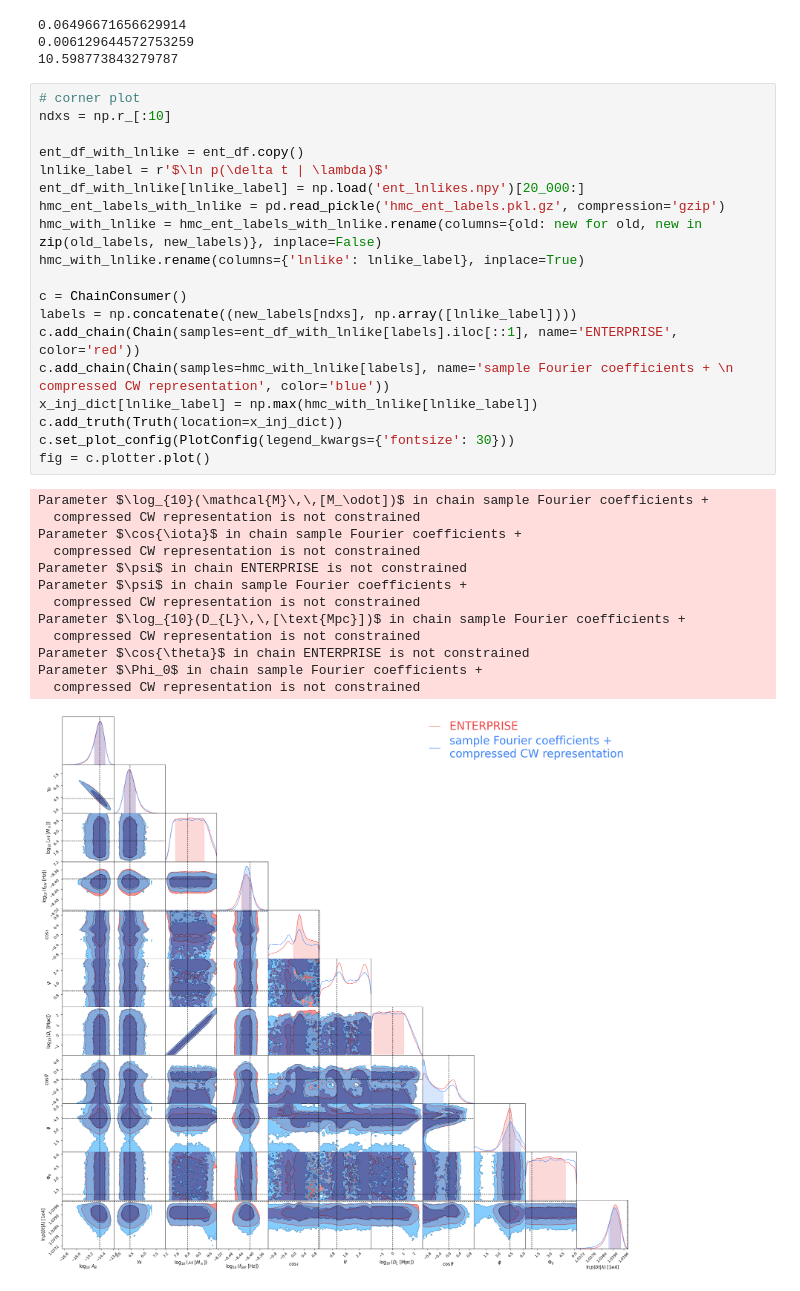
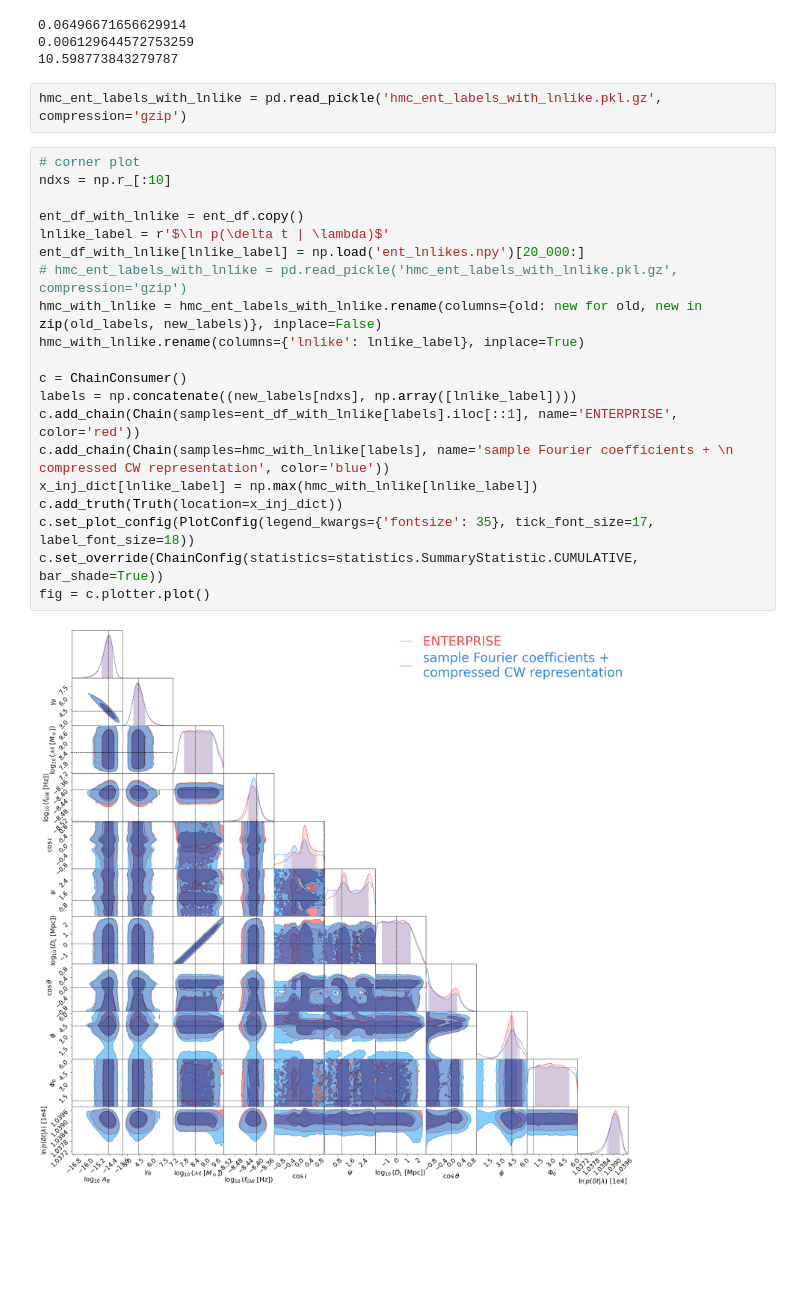
Before and after one commit to aiden-g12321/PTA_joint, a Jupyter notebook: enterprise/gwb_cw_compare.ipynb, the cells around one changed output. Cells and saved outputs as stored; diff of their text form; blank space fills up the shorter version.

Commit message:
"updated plots"

```diff
--- a/enterprise/gwb_cw_compare.ipynb
+++ b/enterprise/gwb_cw_compare.ipynb
@@ -642,36 +643,27 @@ print(speedup_ratio)
 0.06496671656629914
 0.006129644572753259
 10.598773843279787
+# %%
+hmc_ent_labels_with_lnlike = pd.read_pickle('hmc_ent_labels_with_lnlike.pkl.gz', compression='gzip')
 # %%
 # corner plot
 ndxs = np.r_[:10]
 
 ent_df_with_lnlike = ent_df.copy()
 lnlike_label = r'$\ln p(\delta t | \lambda)$'
 ent_df_with_lnlike[lnlike_label] = np.load('ent_lnlikes.npy')[20_000:]
-hmc_ent_labels_with_lnlike = pd.read_pickle('hmc_ent_labels.pkl.gz', compression='gzip')
+# hmc_ent_labels_with_lnlike = pd.read_pickle('hmc_ent_labels_with_lnlike.pkl.gz', compression='gzip')
 hmc_with_lnlike = hmc_ent_labels_with_lnlike.rename(columns={old: new for old, new in zip(old_labels, new_labels)}, inplace=False)
 hmc_with_lnlike.rename(columns={'lnlike': lnlike_label}, inplace=True)
 
 c = ChainConsumer()
 labels = np.concatenate((new_labels[ndxs], np.array([lnlike_label])))
 c.add_chain(Chain(samples=ent_df_with_lnlike[labels].iloc[::1], name='ENTERPRISE', color='red'))
 c.add_chain(Chain(samples=hmc_with_lnlike[labels], name='sample Fourier coefficients + \n  compressed CW representation', color='blue'))
 x_inj_dict[lnlike_label] = np.max(hmc_with_lnlike[lnlike_label])
 c.add_truth(Truth(location=x_inj_dict))
-c.set_plot_config(PlotConfig(legend_kwargs={'fontsize': 30}))
+c.set_plot_config(PlotConfig(legend_kwargs={'fontsize': 35}, tick_font_size=17, label_font_size=18))
+c.set_override(ChainConfig(statistics=statistics.SummaryStatistic.CUMULATIVE, bar_shade=True))
 fig = c.plotter.plot()
 # %% [output]
-Parameter $\log_{10}(\mathcal{M}\,\,[M_\odot])$ in chain sample Fourier coefficients +
-  compressed CW representation is not constrained
-Parameter $\cos{\iota}$ in chain sample Fourier coefficients +
-  compressed CW representation is not constrained
-Parameter $\psi$ in chain ENTERPRISE is not constrained
-Parameter $\psi$ in chain sample Fourier coefficients +
-  compressed CW representation is not constrained
-Parameter $\log_{10}(D_{L}\,\,[\text{Mpc}])$ in chain sample Fourier coefficients +
-  compressed CW representation is not constrained
-Parameter $\cos{\theta}$ in chain ENTERPRISE is not constrained
-Parameter $\Phi_0$ in chain sample Fourier coefficients +
-  compressed CW representation is not constrained
-[figure, old version]
+[figure, new version]
```
Also changed, not shown: parts of 4 cells of this notebook, 15 other files.
